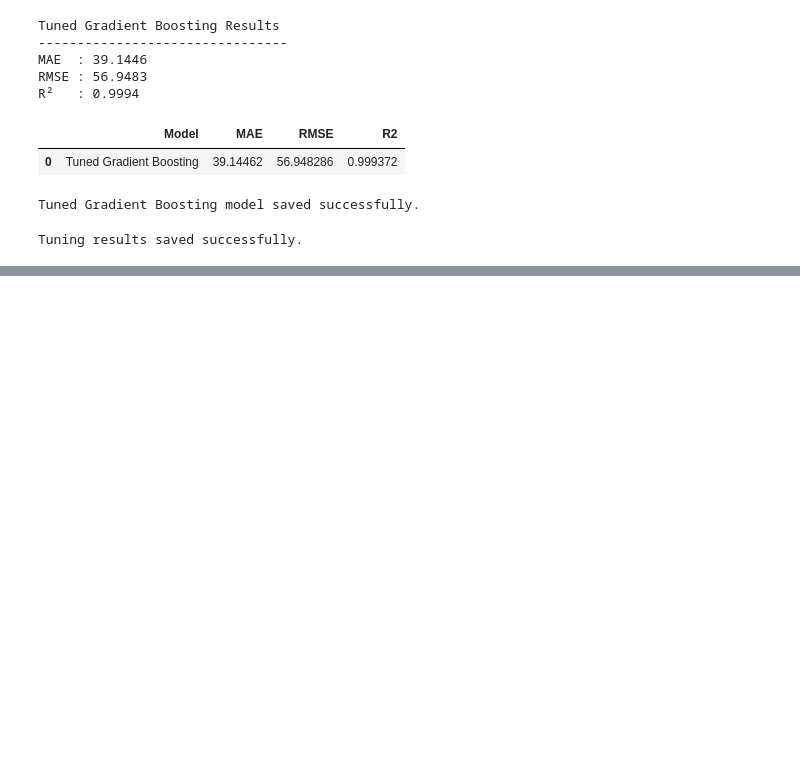
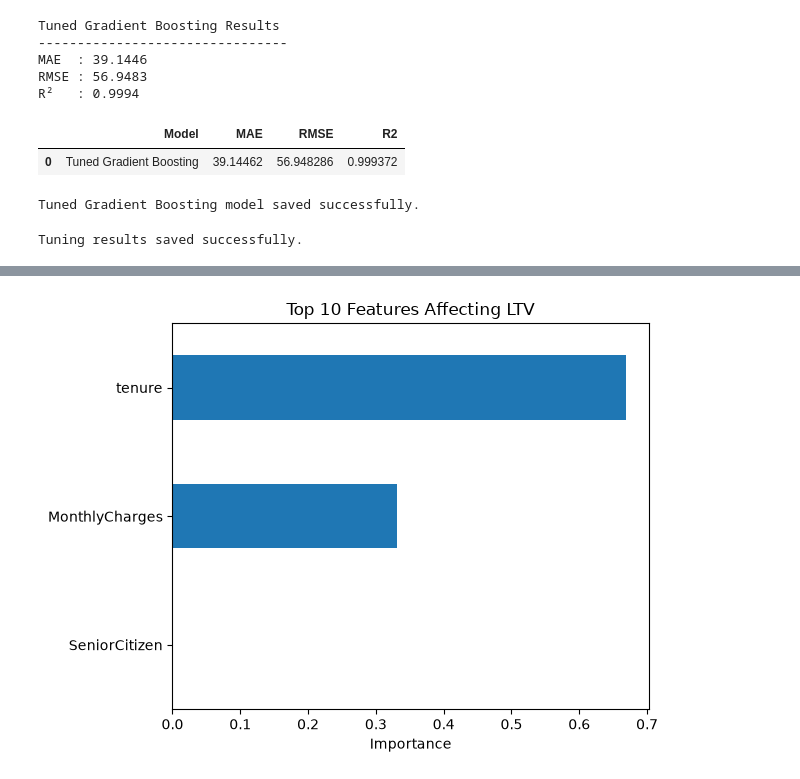
Before and after one commit to begamafreen8088-afk/zaalima-data-analytic, a Jupyter notebook: Notebooks/person2_eda.ipynb, the cells around one changed output, grey strips where cells are left out. Cells and saved outputs as stored; diff of their text form; code cells hidden in the pictures; blank space fills up the shorter version.

```diff
--- a/Notebooks/person2_eda.ipynb
+++ b/Notebooks/person2_eda.ipynb
@@ -2088,0 +2181,9 @@ Tuning results saved successfully.
+# %%
+importance.head(10).sort_values().plot(kind="barh")
+
+plt.title("Top 10 Features Affecting LTV")
+plt.xlabel("Importance")
+plt.tight_layout()
+plt.show()
+# %% [output]
+[figure, added]
```
Also changed, not shown: parts of 19 cells of this notebook, 2 other files.
